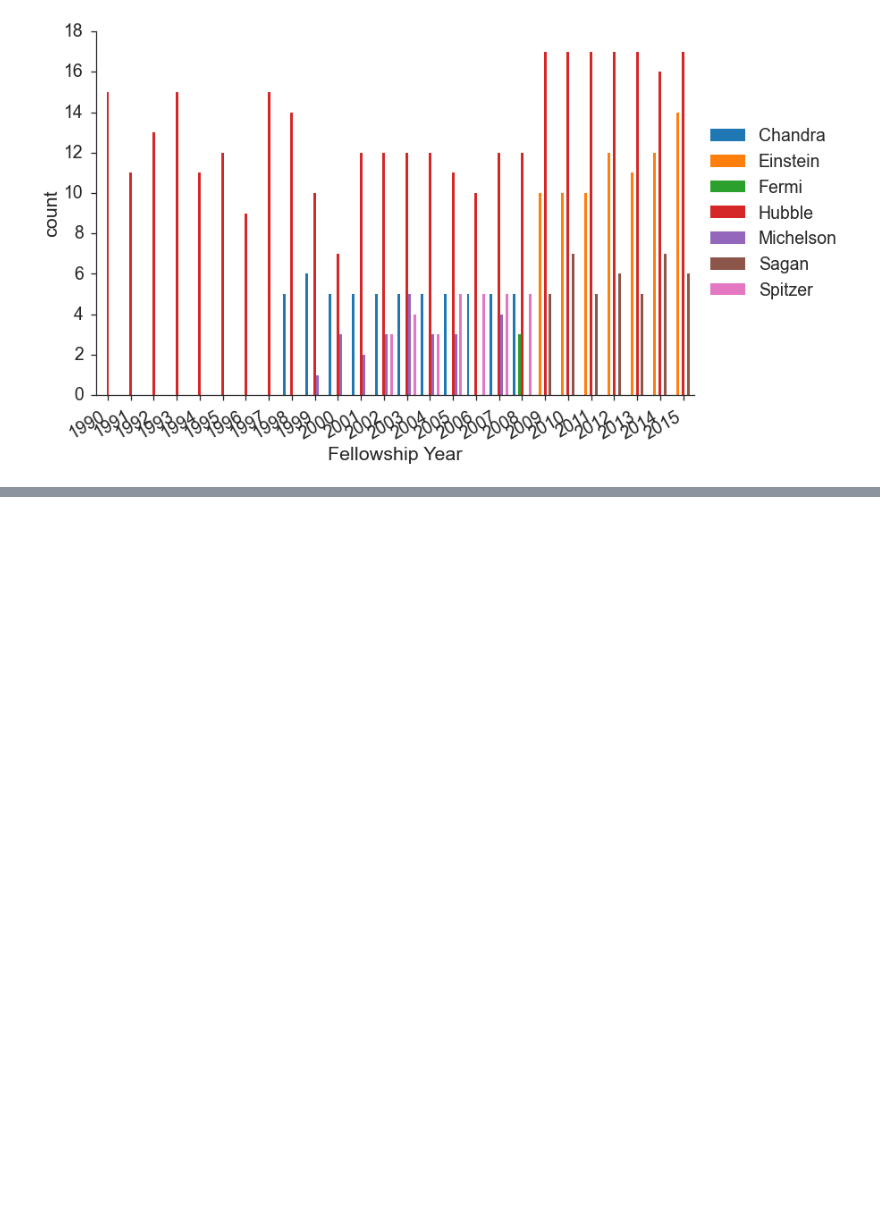
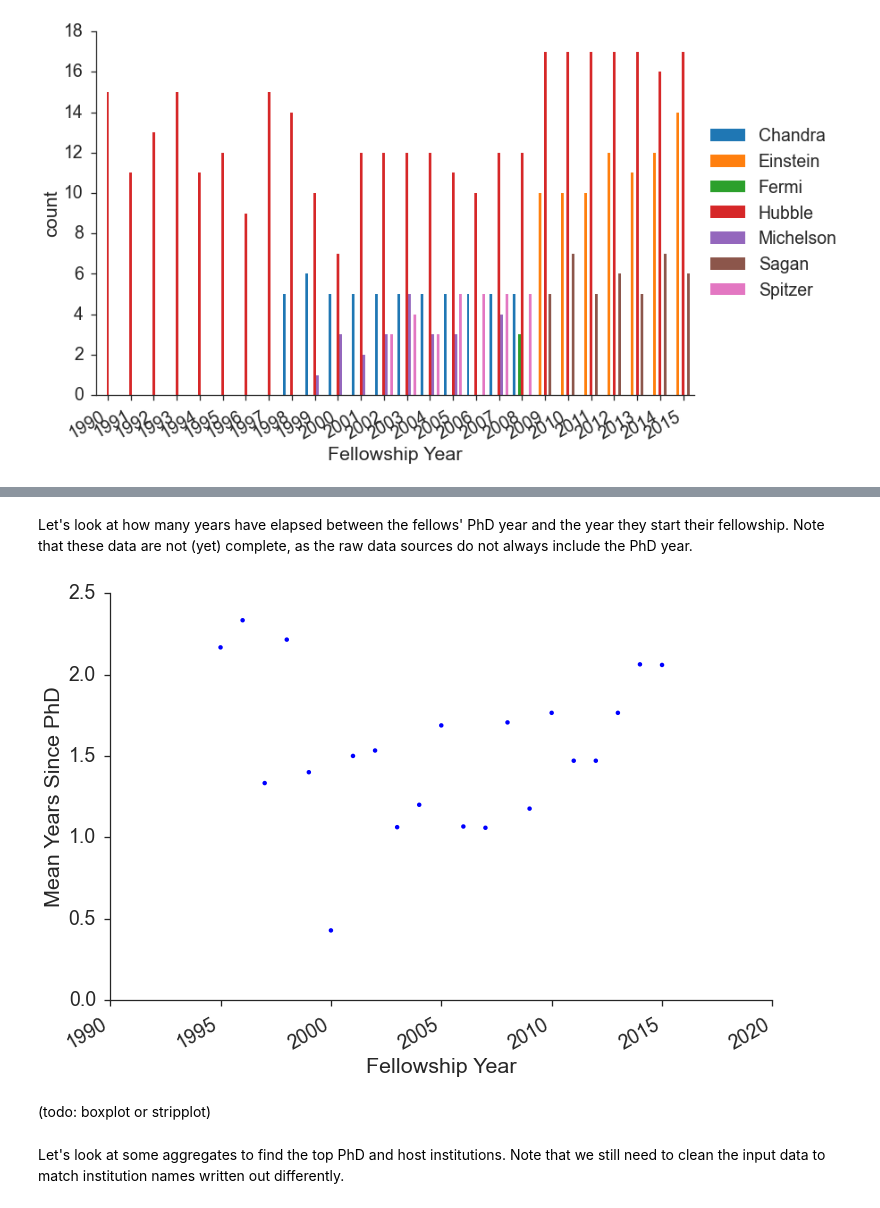
Before and after one commit to granttremblay/prize_fellow_careers, a Jupyter notebook: prize_fellow_careers.ipynb, the cells around one changed output, grey strips where cells are left out. Saved outputs shown, nothing was run; the diff lists cells and outputs as text; code cells hidden in the pictures; blank space fills up the shorter version.

```diff
--- a/prize_fellow_careers.ipynb
+++ b/prize_fellow_careers.ipynb
@@ -68,0 +101,18 @@ fig.autofmt_xdate()
+# %% [markdown]
+Let's look at how many years have elapsed between the fellows' PhD year and the year they start their fellowship.  Note that these data are not (yet) complete, as the raw data sources do not always include the PhD year.
+# %%
+fig = plt.figure()
+df['years_since_PhD'] = df['Fellowship Year'] - df['PhD Year']
+grp = df.groupby('Fellowship Year')
+dfg = grp.agg(np.mean)
+plt.scatter(dfg.index,dfg['years_since_PhD'])
+plt.xlabel('Fellowship Year')
+plt.ylabel('Mean Years Since PhD')
+sns.despine()
+fig.autofmt_xdate()
+# %% [output]
+[figure, added]
+# %% [markdown]
+(todo: boxplot or stripplot)
+# %% [markdown]
+Let's look at some aggregates to find the top PhD and host institutions.  Note that we still need to clean the input data to match institution names written out differently.
```
Also changed, not shown: parts of 14 cells of this notebook, 1 other file.
